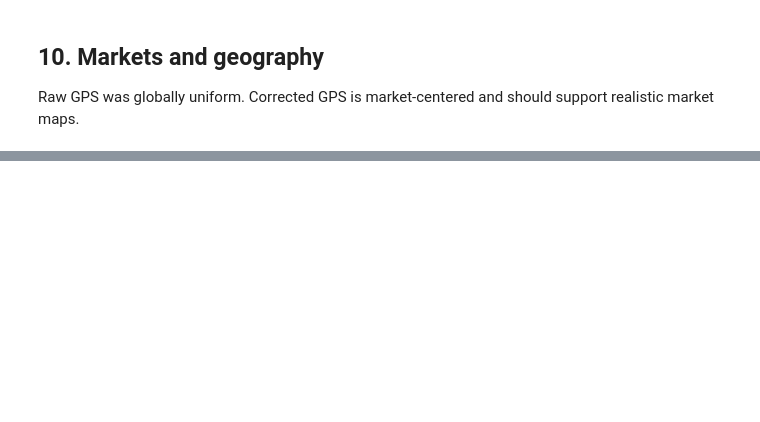
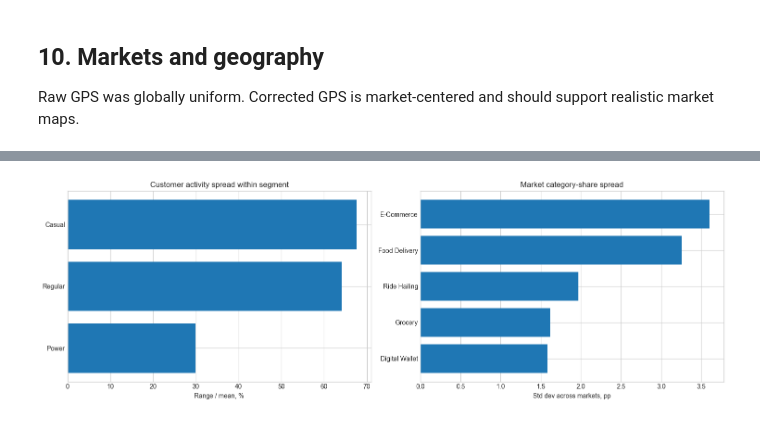
Before and after one commit to dorukalkan/nova-analytics, a Jupyter notebook: notebooks/nova_corrected_exploration.ipynb, the cells around one changed output, grey strips where cells are left out. Saved outputs shown, nothing was run; the diff lists cells and outputs as text; code cells hidden in the pictures; blank space fills up the shorter version.

```diff
--- a/notebooks/nova_corrected_exploration.ipynb
+++ b/notebooks/nova_corrected_exploration.ipynb
@@ -565,0 +1150,87 @@ plt.show()
+# %%
+guardrail_customer = (
+    corrected_interactions
+    .group_by("User_ID")
+    .agg(
+        pl.len().alias("n_transactions"),
+        pl.col("Amount_USD").sum().alias("total_amount_usd"),
+        (pl.col("Status") != "Completed").sum().alias("non_completed_transactions"),
+    )
+    .collect()
+    .join(corrected_users, on="User_ID", how="left")
+    .with_columns(
+        (pl.col("non_completed_transactions") / pl.col("n_transactions")).alias("non_completion_rate")
+    )
+    .group_by(["User_Segment", "Lifecycle_Segment", "Membership_Tier"])
+    .agg(
+        pl.len().alias("active_users"),
+        pl.col("n_transactions").mean().alias("avg_transactions"),
+        pl.col("total_amount_usd").mean().alias("avg_total_amount_usd"),
+        pl.col("non_completion_rate").mean().alias("avg_non_completion_rate"),
+    )
+)
+customer_spread = (
+    guardrail_customer
+    .filter(pl.col("User_Segment").is_in(["Casual", "Regular", "Power"]))
+    .group_by("User_Segment")
+    .agg(
+        ((pl.col("avg_transactions").max() - pl.col("avg_transactions").min()) / pl.col("avg_transactions").mean()).alias("activity_range_pct"),
+        (pl.col("avg_non_completion_rate").max() - pl.col("avg_non_completion_rate").min()).alias("non_completion_range"),
+    )
+    .sort("User_Segment")
+)
+display(customer_spread.to_pandas())
+
+market_category_guardrail = (
+    corrected_interactions
+    .group_by(["Market_ID", "Market_Name", "Category"])
+    .agg(
+        pl.len().alias("n_transactions"),
+        pl.col("Amount_USD").mean().alias("avg_amount_usd"),
+        (pl.col("Status") == "Completed").mean().alias("completion_rate"),
+    )
+    .with_columns((pl.col("n_transactions") / pl.col("n_transactions").sum().over("Market_ID")).alias("market_category_share"))
+    .collect()
+)
+market_category_spread = market_category_guardrail.group_by("Category").agg(
+    pl.col("market_category_share").std().alias("share_std"),
+    pl.col("market_category_share").min().alias("min_share"),
+    pl.col("market_category_share").max().alias("max_share"),
+    pl.col("avg_amount_usd").std().alias("avg_amount_std"),
+    pl.col("completion_rate").std().alias("completion_rate_std"),
+).sort("Category")
+display(market_category_spread.to_pandas())
+
+market_monthly = (
+    corrected_interactions
+    .group_by(["Market_Name", "Month"])
+    .agg(pl.len().alias("n_transactions"))
+    .sort(["Market_Name", "Month"])
+    .collect()
+    .to_pandas()
+)
+monthly_wide = market_monthly.pivot(index="Month", columns="Market_Name", values="n_transactions")
+monthly_corr = monthly_wide.corr()
+upper_corr = monthly_corr.where(np.triu(np.ones(monthly_corr.shape), k=1).astype(bool)).stack()
+monthly_corr_summary = pd.DataFrame([
+    {
+        "market_pairs": len(upper_corr),
+        "min_corr": upper_corr.min(),
+        "median_corr": upper_corr.median(),
+        "max_corr": upper_corr.max(),
+    }
+])
+display(monthly_corr_summary)
+
+fig, axes = plt.subplots(1, 2, figsize=(15, 5))
+customer_plot = customer_spread.to_pandas().sort_values("activity_range_pct")
+axes[0].barh(customer_plot["User_Segment"], customer_plot["activity_range_pct"] * 100)
+axes[0].set_title("Customer activity spread within segment")
+axes[0].set_xlabel("Range / mean, %")
+category_plot = market_category_spread.to_pandas().sort_values("share_std")
+axes[1].barh(category_plot["Category"], category_plot["share_std"] * 100)
+axes[1].set_title("Market category-share spread")
+axes[1].set_xlabel("Std dev across markets, pp")
+plt.tight_layout()
+plt.show()
+# %% [output]
@@ -566 +1249,2 @@ plt.show()
+[figure, added]
 # %% [markdown]
```
Also changed, not shown: parts of 25 cells of this notebook, 9 other files.
